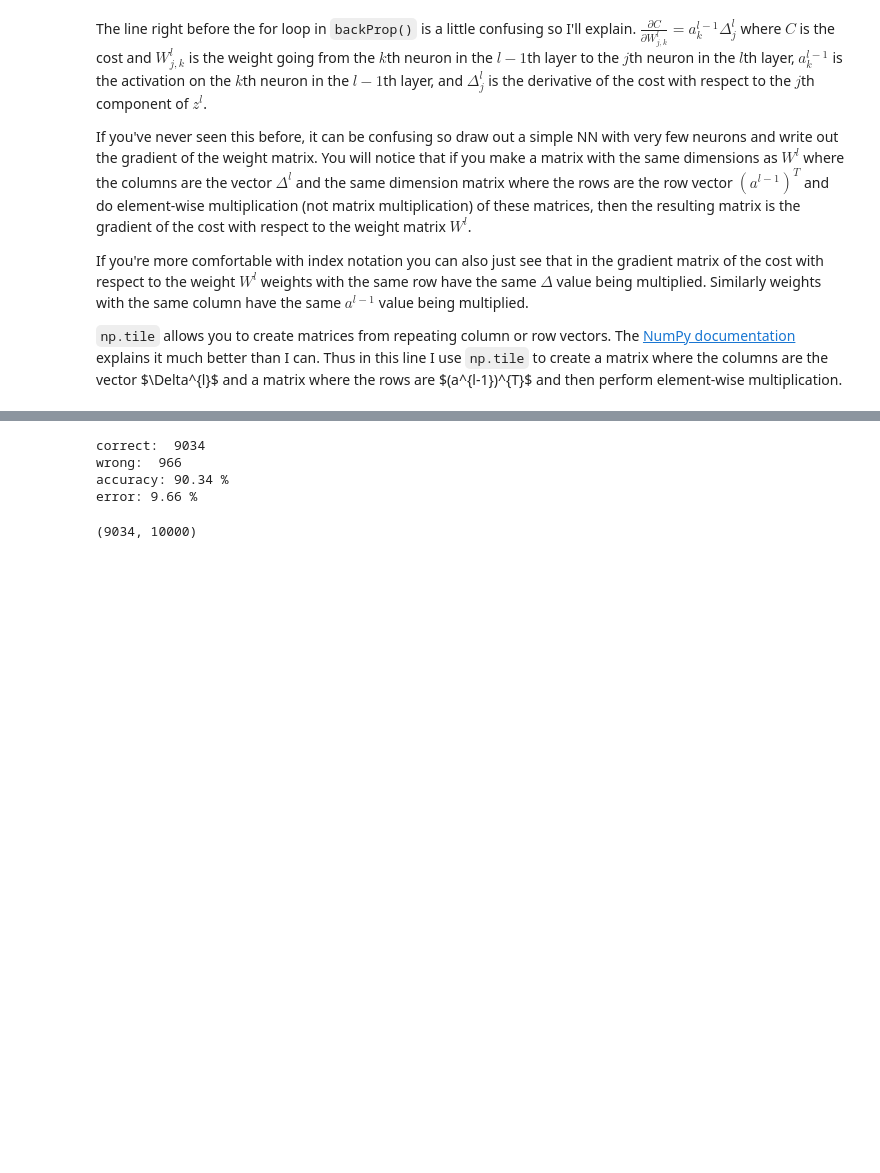
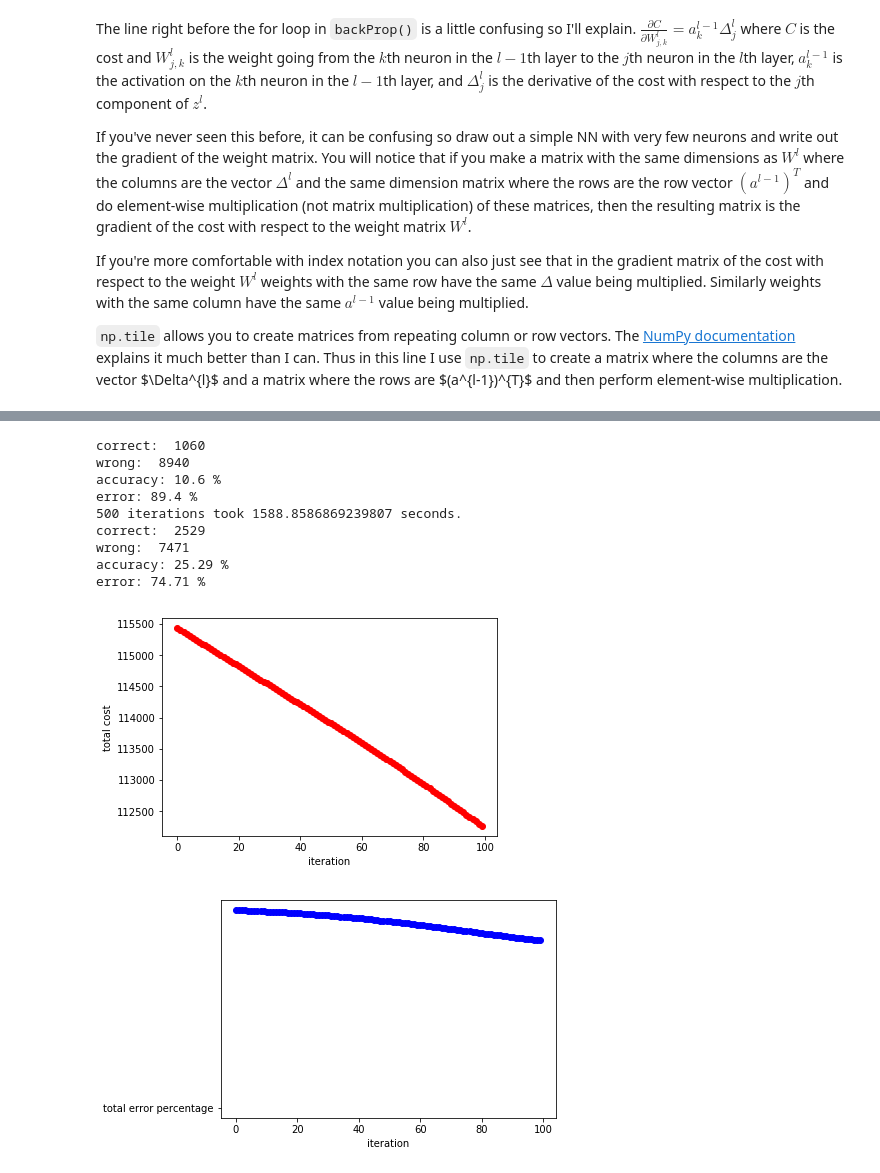
Before and after one commit to nflu/MNIST, a Jupyter notebook: Neural_Network.ipynb, the cells around one changed output, grey strips where cells are left out. Cells and saved outputs as stored; diff of their text form; code cells hidden in the pictures; blank space fills up the shorter version.

Commit message:
just wanted to save some data about number of iterations so I can fix the graphing

```diff
--- a/Neural_Network.ipynb
+++ b/Neural_Network.ipynb
@@ -97,13 +94,13 @@ def softMaxCrossPrime(x, target):
 
 def trainingGraph(trainingData):
     costs = trainingData[0]
-    accuracies = trainingData[1]
+    accuracies = np.array(trainingData[1])
     plt.plot(costs, 'ro')
     plt.ylabel("total cost")
     plt.xlabel("iteration")
     plt.show()
     plt.plot(100.0*(1.0-accuracies), 'bo')
-    plt.plot("total error percentage")
+    plt.ylabel("total error percentage")
     plt.xlabel("iteration")
     plt.show()
 
@@ -154,7 +151,7 @@ class Neural_Network:
     def constructWeights(shape):
         weights = [None]
         for i in range(len(shape)-1):
-            weights.append(np.random.uniform(-1,1,shape[i]*shape[i+1]).reshape((shape[i+1],shape[i])))
+            weights.append(np.random.uniform(-0.1,0.1,shape[i]*shape[i+1]).reshape((shape[i+1],shape[i])))
         return weights
 
     #returns a list of vectors of biases. bias[i] is the set of biases on the ith layer
@@ -162,7 +159,7 @@ class Neural_Network:
     def constructBias(shape):
         bias = [None]
         for i in range(1,len(shape)):
-            bias.append(np.random.uniform(-1,1,shape[i]))
+            bias.append(np.random.uniform(-0.1,0.1,shape[i]))
         return bias
 
     #performs forward propagation on the input x with the current weights and biases
@@ -540,8 +357,18 @@ train5 = g.gradientDescent(train_set, 100, 0.5, 99)
-# %%
-g.validation(valid_set)
-# %% [output]
-correct:  9034
-wrong:  966
-accuracy: 90.34 %
-error: 9.66 %
-(9034, 10000)
+# %%
+a = Neural_Network(relu, reluPrime, softMaxCross, softMaxCrossPrime, shape = [28**2, 100, 10])
+a.validation(valid_set)
+trainingData0 = a.stochasticGradientDescent(train_set, 1000, 500, 0.001, suppressPrint = True)
+a.validation(valid_set)
+trainingGraph(trainingData0[1])
+# %% [output]
+correct:  1060
+wrong:  8940
+accuracy: 10.6 %
+error: 89.4 %
+500 iterations took 1588.8586869239807 seconds.
+correct:  2529
+wrong:  7471
+accuracy: 25.29 %
+error: 74.71 %
+[figure, added]
+[figure, added]
```
Also changed, not shown: parts of 74 cells of this notebook.
